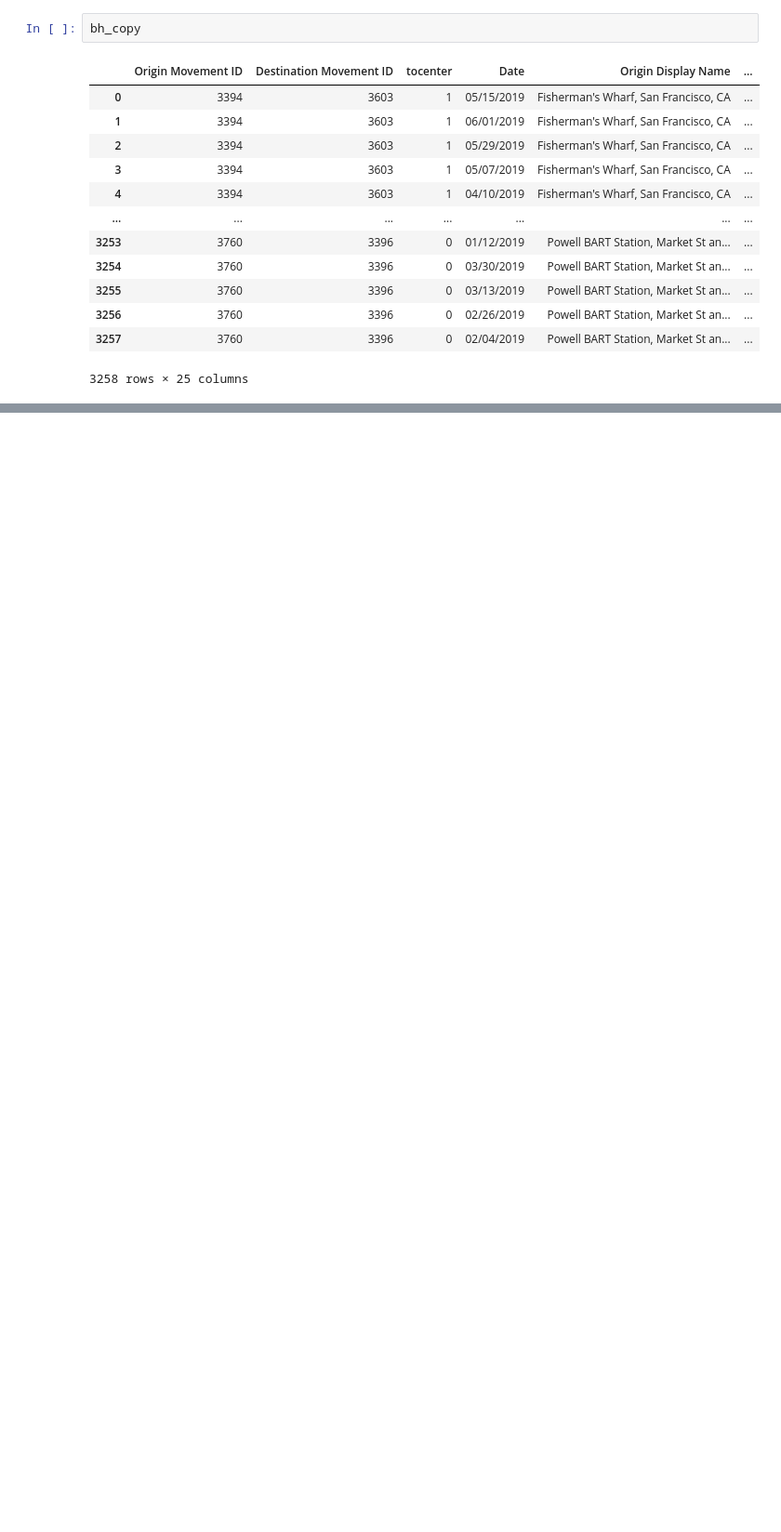
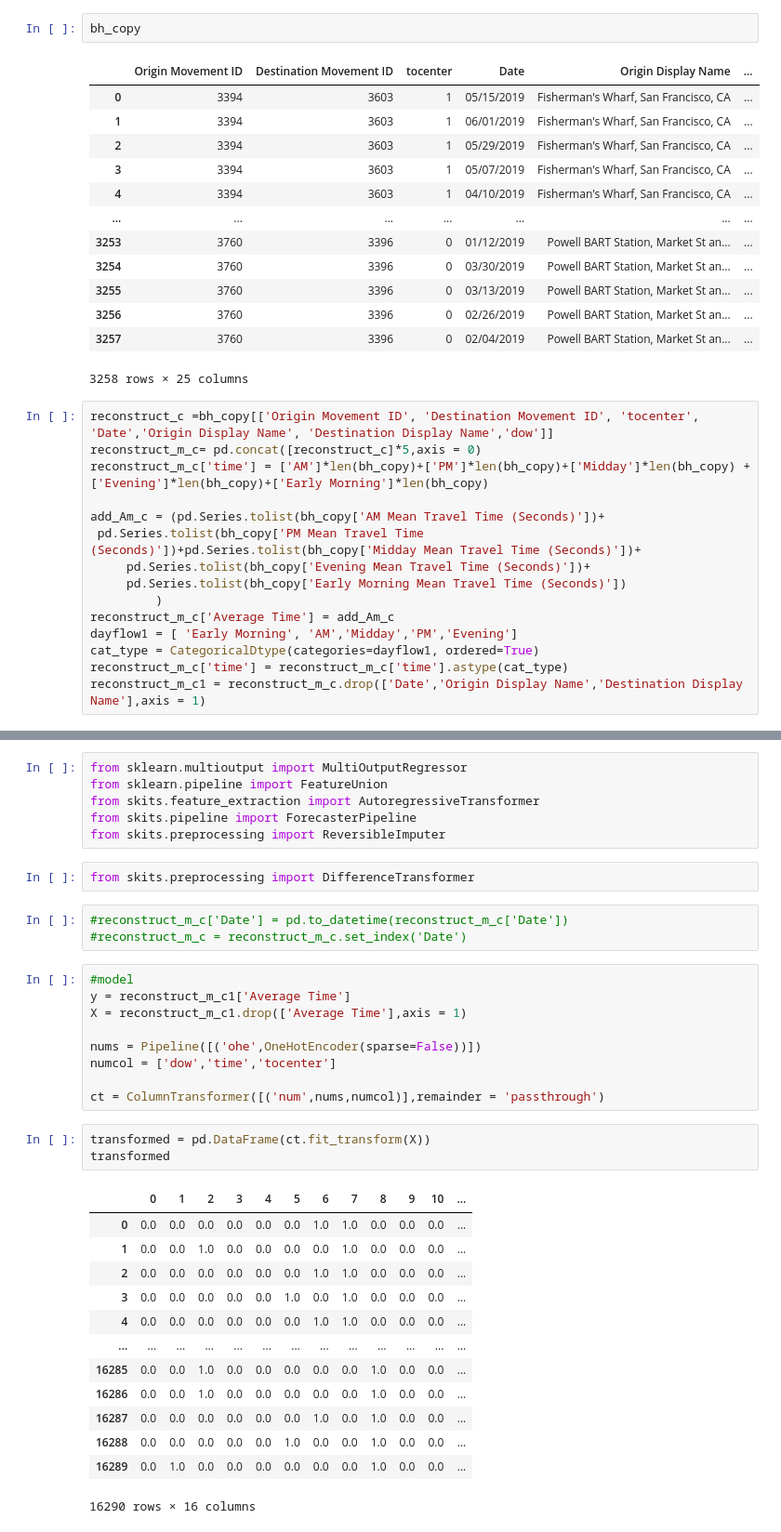
Before and after one commit to annsudhart/DataHacks2020, a Jupyter notebook: Datahacks 2020 cat1.ipynb, the cells around one changed output, grey strips where cells are left out. Shown at 93% size. Cells and saved outputs as stored; diff of their text form; blank space fills up the shorter version.

```diff
--- a/Datahacks 2020 cat1.ipynb
+++ b/Datahacks 2020 cat1.ipynb
@@ -986,3 +936,18 @@ bh_copy
 | 3256 | 3760 | 3396 | 0 | 02/26/2019 | Powell BART Station, Market St an... | ... |
 | 3257 | 3760 | 3396 | 0 | 02/04/2019 | Powell BART Station, Market St an... | ... |
 3258 rows × 25 columns
+# %%
+reconstruct_c =bh_copy[['Origin Movement ID', 'Destination Movement ID', 'tocenter', 'Date','Origin Display Name', 'Destination Display Name','dow']]
+reconstruct_m_c= pd.concat([reconstruct_c]*5,axis = 0)
+reconstruct_m_c['time'] = ['AM']*len(bh_copy)+['PM']*len(bh_copy)+['Midday']*len(bh_copy) +['Evening']*len(bh_copy)+['Early Morning']*len(bh_copy)
+
+add_Am_c = (pd.Series.tolist(bh_copy['AM Mean Travel Time (Seconds)'])+
+ pd.Series.tolist(bh_copy['PM Mean Travel Time (Seconds)'])+pd.Series.tolist(bh_copy['Midday Mean Travel Time (Seconds)'])+
+     pd.Series.tolist(bh_copy['Evening Mean Travel Time (Seconds)'])+
+     pd.Series.tolist(bh_copy['Early Morning Mean Travel Time (Seconds)'])
+         )
+reconstruct_m_c['Average Time'] = add_Am_c
+dayflow1 = [ 'Early Morning', 'AM','Midday','PM','Evening']
+cat_type = CategoricalDtype(categories=dayflow1, ordered=True)
+reconstruct_m_c['time'] = reconstruct_m_c['time'].astype(cat_type)
+reconstruct_m_c1 = reconstruct_m_c.drop(['Date','Origin Display Name','Destination Display Name'],axis = 1)
@@ -988,0 +1012,37 @@ bh_copy
+# %%
+from sklearn.multioutput import MultiOutputRegressor
+from sklearn.pipeline import FeatureUnion
+from skits.feature_extraction import AutoregressiveTransformer
+from skits.pipeline import ForecasterPipeline
+from skits.preprocessing import ReversibleImputer
+# %%
+from skits.preprocessing import DifferenceTransformer
+# %%
+#reconstruct_m_c['Date'] = pd.to_datetime(reconstruct_m_c['Date'])
+#reconstruct_m_c = reconstruct_m_c.set_index('Date')
+# %%
+#model
+y = reconstruct_m_c1['Average Time']
+X = reconstruct_m_c1.drop(['Average Time'],axis = 1)
+
+nums = Pipeline([('ohe',OneHotEncoder(sparse=False))])
+numcol = ['dow','time','tocenter']
+
+ct = ColumnTransformer([('num',nums,numcol)],remainder = 'passthrough')
+# %%
+transformed = pd.DataFrame(ct.fit_transform(X))
+transformed
+# %% [output]
+|  | 0 | 1 | 2 | 3 | 4 | 5 | 6 | 7 | 8 | 9 | 10 | ... |
+| 0 | 0.0 | 0.0 | 0.0 | 0.0 | 0.0 | 0.0 | 1.0 | 1.0 | 0.0 | 0.0 | 0.0 | ... |
+| 1 | 0.0 | 0.0 | 1.0 | 0.0 | 0.0 | 0.0 | 0.0 | 1.0 | 0.0 | 0.0 | 0.0 | ... |
+| 2 | 0.0 | 0.0 | 0.0 | 0.0 | 0.0 | 0.0 | 1.0 | 1.0 | 0.0 | 0.0 | 0.0 | ... |
+| 3 | 0.0 | 0.0 | 0.0 | 0.0 | 0.0 | 1.0 | 0.0 | 1.0 | 0.0 | 0.0 | 0.0 | ... |
+| 4 | 0.0 | 0.0 | 0.0 | 0.0 | 0.0 | 0.0 | 1.0 | 1.0 | 0.0 | 0.0 | 0.0 | ... |
+| ... | ... | ... | ... | ... | ... | ... | ... | ... | ... | ... | ... | ... |
+| 16285 | 0.0 | 0.0 | 1.0 | 0.0 | 0.0 | 0.0 | 0.0 | 0.0 | 1.0 | 0.0 | 0.0 | ... |
+| 16286 | 0.0 | 0.0 | 1.0 | 0.0 | 0.0 | 0.0 | 0.0 | 0.0 | 1.0 | 0.0 | 0.0 | ... |
+| 16287 | 0.0 | 0.0 | 0.0 | 0.0 | 0.0 | 0.0 | 1.0 | 0.0 | 1.0 | 0.0 | 0.0 | ... |
+| 16288 | 0.0 | 0.0 | 0.0 | 0.0 | 0.0 | 1.0 | 0.0 | 0.0 | 1.0 | 0.0 | 0.0 | ... |
+| 16289 | 0.0 | 1.0 | 0.0 | 0.0 | 0.0 | 0.0 | 0.0 | 0.0 | 1.0 | 0.0 | 0.0 | ... |
+16290 rows × 16 columns
```
Also changed, not shown: parts of 32 cells of this notebook.
